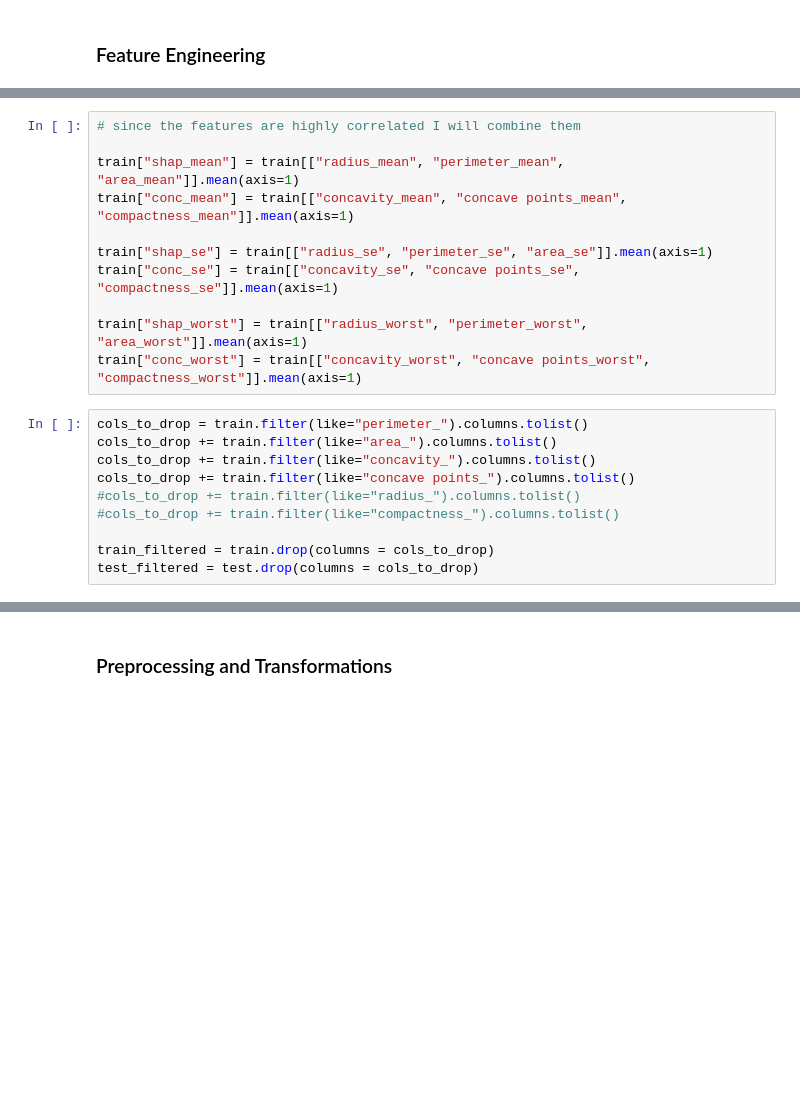
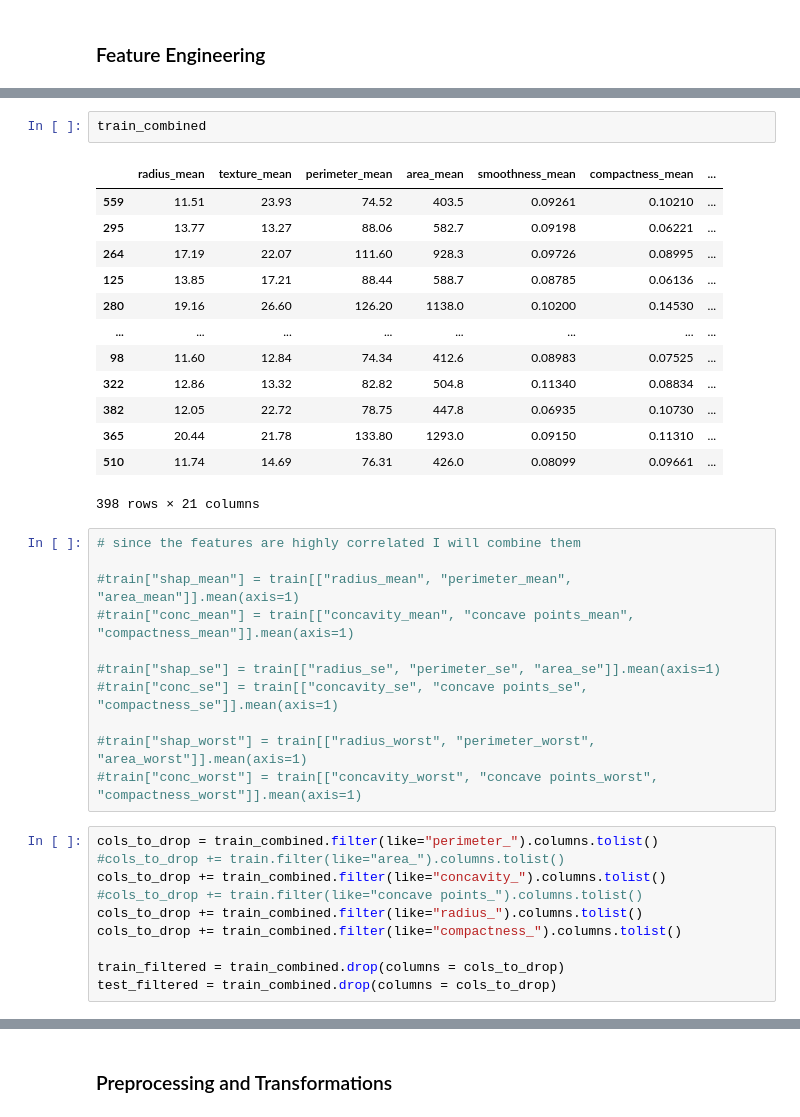
Before and after one commit to nb488/Breast-Cancer-Diagnosis-Project, a Jupyter notebook: main.ipynb, the cells around one changed output, grey strips where cells are left out. Cells and saved outputs as stored; diff of their text form; blank space fills up the shorter version.

```diff
--- a/main.ipynb
+++ b/main.ipynb
@@ -230,21 +238,37 @@ plt.show()
+# %%
+train_combined
+# %% [output]
+|  | radius_mean | texture_mean | perimeter_mean | area_mean | smoothness_mean | compactness_mean | ... |
+| 559 | 11.51 | 23.93 | 74.52 | 403.5 | 0.09261 | 0.10210 | ... |
+| 295 | 13.77 | 13.27 | 88.06 | 582.7 | 0.09198 | 0.06221 | ... |
+| 264 | 17.19 | 22.07 | 111.60 | 928.3 | 0.09726 | 0.08995 | ... |
+| 125 | 13.85 | 17.21 | 88.44 | 588.7 | 0.08785 | 0.06136 | ... |
+| 280 | 19.16 | 26.60 | 126.20 | 1138.0 | 0.10200 | 0.14530 | ... |
+| ... | ... | ... | ... | ... | ... | ... | ... |
+| 98 | 11.60 | 12.84 | 74.34 | 412.6 | 0.08983 | 0.07525 | ... |
+| 322 | 12.86 | 13.32 | 82.82 | 504.8 | 0.11340 | 0.08834 | ... |
+| 382 | 12.05 | 22.72 | 78.75 | 447.8 | 0.06935 | 0.10730 | ... |
+| 365 | 20.44 | 21.78 | 133.80 | 1293.0 | 0.09150 | 0.11310 | ... |
+| 510 | 11.74 | 14.69 | 76.31 | 426.0 | 0.08099 | 0.09661 | ... |
+398 rows × 21 columns
 # %%
 # since the features are highly correlated I will combine them
 
-train["shap_mean"] = train[["radius_mean", "perimeter_mean", "area_mean"]].mean(axis=1)
-train["conc_mean"] = train[["concavity_mean", "concave points_mean", "compactness_mean"]].mean(axis=1)
+#train["shap_mean"] = train[["radius_mean", "perimeter_mean", "area_mean"]].mean(axis=1)
+#train["conc_mean"] = train[["concavity_mean", "concave points_mean", "compactness_mean"]].mean(axis=1)
 
-train["shap_se"] = train[["radius_se", "perimeter_se", "area_se"]].mean(axis=1)
-train["conc_se"] = train[["concavity_se", "concave points_se", "compactness_se"]].mean(axis=1)
+#train["shap_se"] = train[["radius_se", "perimeter_se", "area_se"]].mean(axis=1)
+#train["conc_se"] = train[["concavity_se", "concave points_se", "compactness_se"]].mean(axis=1)
 
-train["shap_worst"] = train[["radius_worst", "perimeter_worst", "area_worst"]].mean(axis=1)
-train["conc_worst"] = train[["concavity_worst", "concave points_worst", "compactness_worst"]].mean(axis=1)
+#train["shap_worst"] = train[["radius_worst", "perimeter_worst", "area_worst"]].mean(axis=1)
+#train["conc_worst"] = train[["concavity_worst", "concave points_worst", "compactness_worst"]].mean(axis=1)
 # %%
-cols_to_drop = train.filter(like="perimeter_").columns.tolist()
-cols_to_drop += train.filter(like="area_").columns.tolist()
-cols_to_drop += train.filter(like="concavity_").columns.tolist()
-cols_to_drop += train.filter(like="concave points_").columns.tolist()
-#cols_to_drop += train.filter(like="radius_").columns.tolist()
-#cols_to_drop += train.filter(like="compactness_").columns.tolist()
+cols_to_drop = train_combined.filter(like="perimeter_").columns.tolist()
+#cols_to_drop += train.filter(like="area_").columns.tolist()
+cols_to_drop += train_combined.filter(like="concavity_").columns.tolist()
+#cols_to_drop += train.filter(like="concave points_").columns.tolist()
+cols_to_drop += train_combined.filter(like="radius_").columns.tolist()
+cols_to_drop += train_combined.filter(like="compactness_").columns.tolist()
 
-train_filtered = train.drop(columns = cols_to_drop)
-test_filtered = test.drop(columns = cols_to_drop)
+train_filtered = train_combined.drop(columns = cols_to_drop)
+test_filtered = train_combined.drop(columns = cols_to_drop)
```
Also changed, not shown: parts of 7 cells of this notebook.
